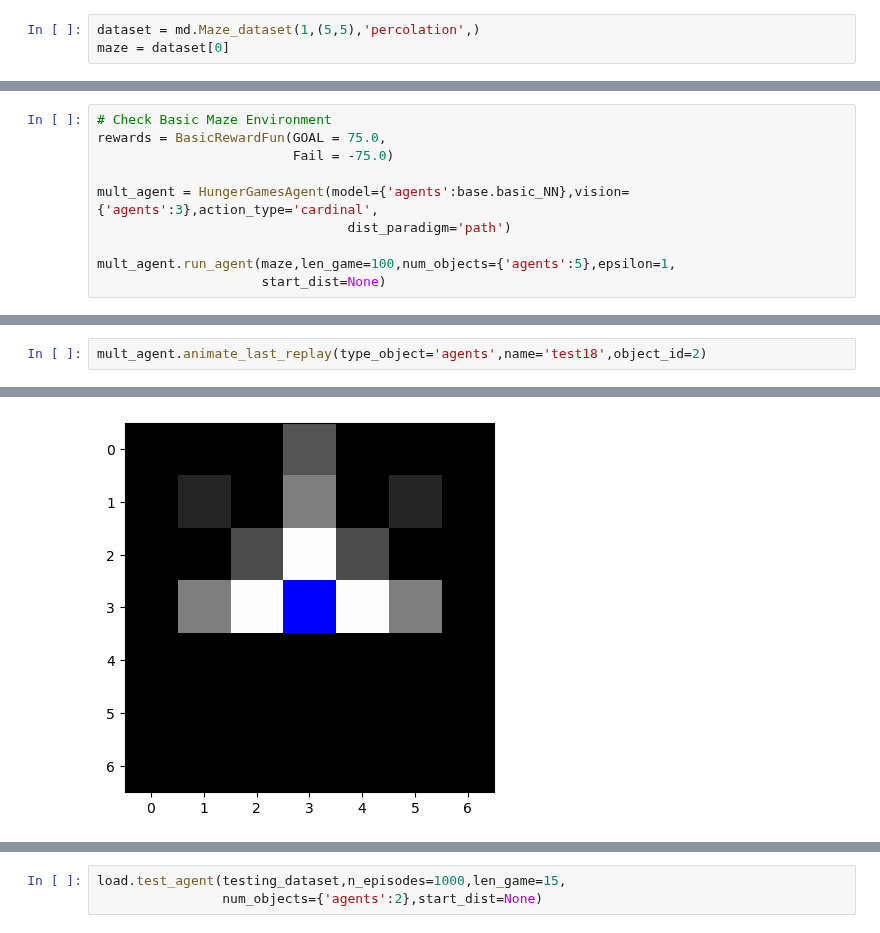
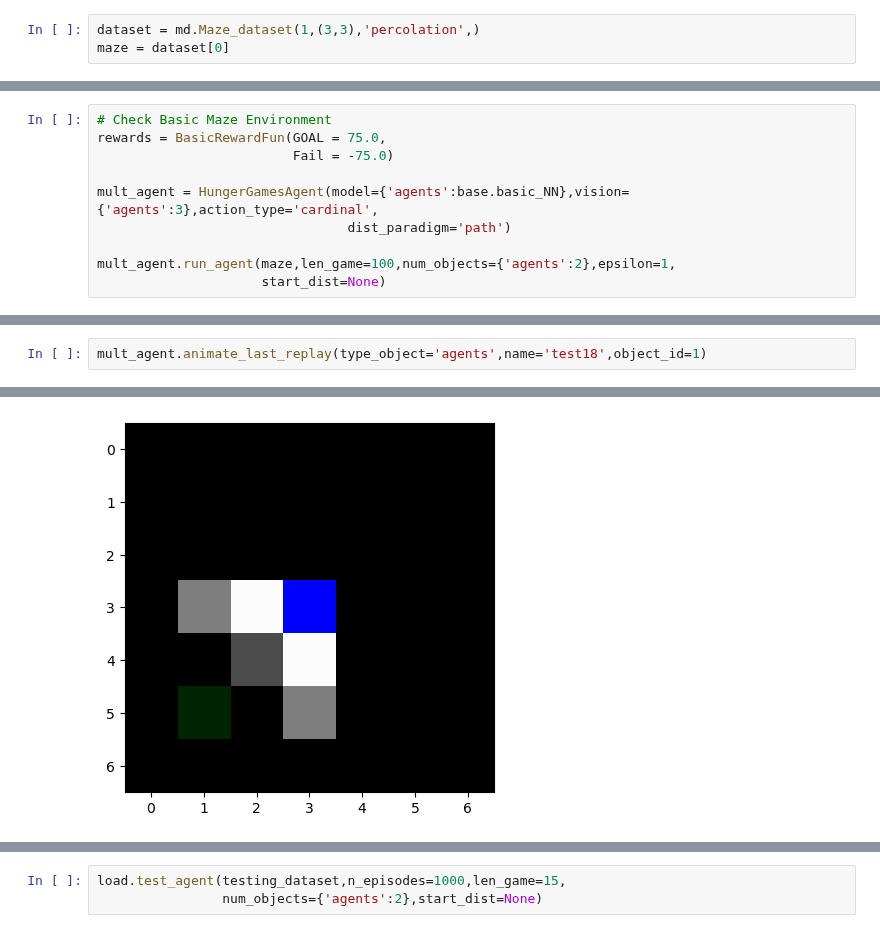
Before and after one commit to shadtome/Maze_game, a Jupyter notebook: test.ipynb, the cells around one changed output, grey strips where cells are left out. Cells and saved outputs as stored; diff of their text form.

```diff
--- a/test.ipynb
+++ b/test.ipynb
@@ -15,7 +17,7 @@ import maze_generator.maze_dataset as md
 import maze_dataset
 import Maze_env.wrappers.reward_wrappers.runner_rewards as rw
 # %%
-dataset = md.Maze_dataset(1,(5,5),'percolation',)
+dataset = md.Maze_dataset(1,(3,3),'percolation',)
 maze = dataset[0]
 # %%
 for i in range(len(dataset)):
@@ -30,6 +32,6 @@ rewards = BasicRewardFun(GOAL = 75.0,
 mult_agent = HungerGamesAgent(model={'agents':base.basic_NN},vision={'agents':3},action_type='cardinal',
                                 dist_paradigm='path')
 
-mult_agent.run_agent(maze,len_game=100,num_objects={'agents':5},epsilon=1,
+mult_agent.run_agent(maze,len_game=100,num_objects={'agents':2},epsilon=1,
                      start_dist=None)
 # %% [output]
@@ -56,8 +68,8 @@ cumulative reward: {'agents': [-171.5674920634921, 15.591333333333338, -98.77266
 # %%
-mult_agent.animate_last_replay(type_object='agents',name='test18',object_id=2)
+mult_agent.animate_last_replay(type_object='agents',name='test18',object_id=1)
 # %% [output]
 [interactive output not drawn]
-[figure, old version]
+[figure, new version]
 # %%
 load =runners.MazeRunnerAgent.load('MazeRunner')
 testing_dataset = md.Maze_dataset(1,shape=(3,3),maze_type='percolation')
```
Also changed, not shown: parts of 6 cells of this notebook, 21 other files.
